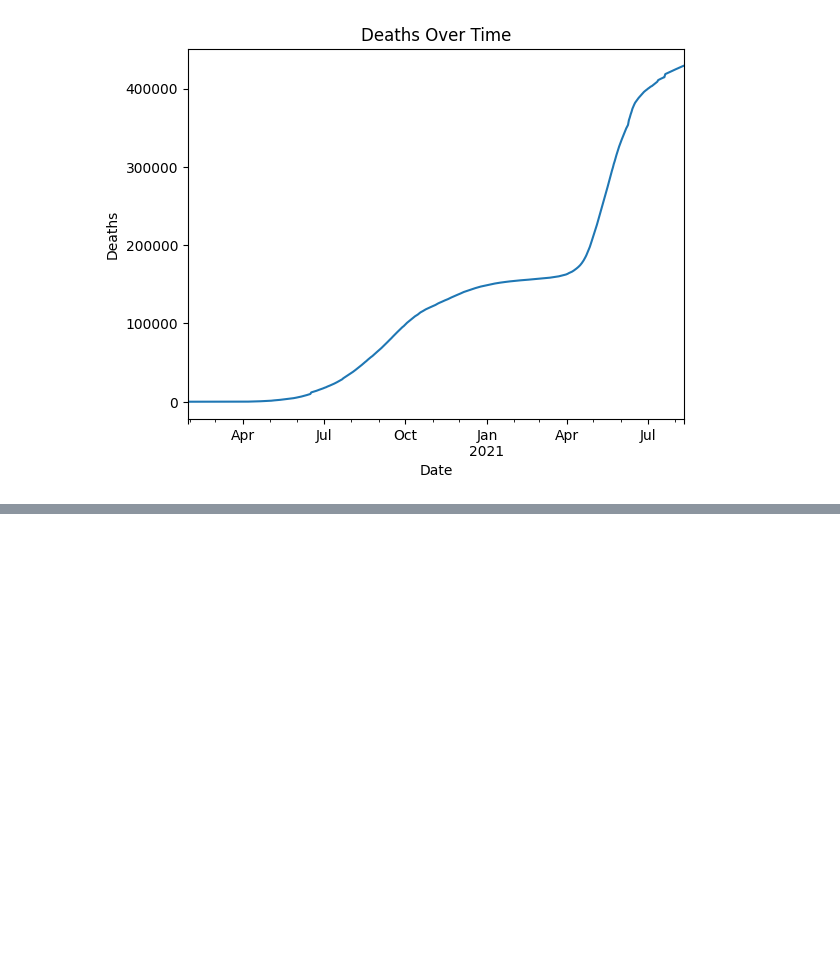
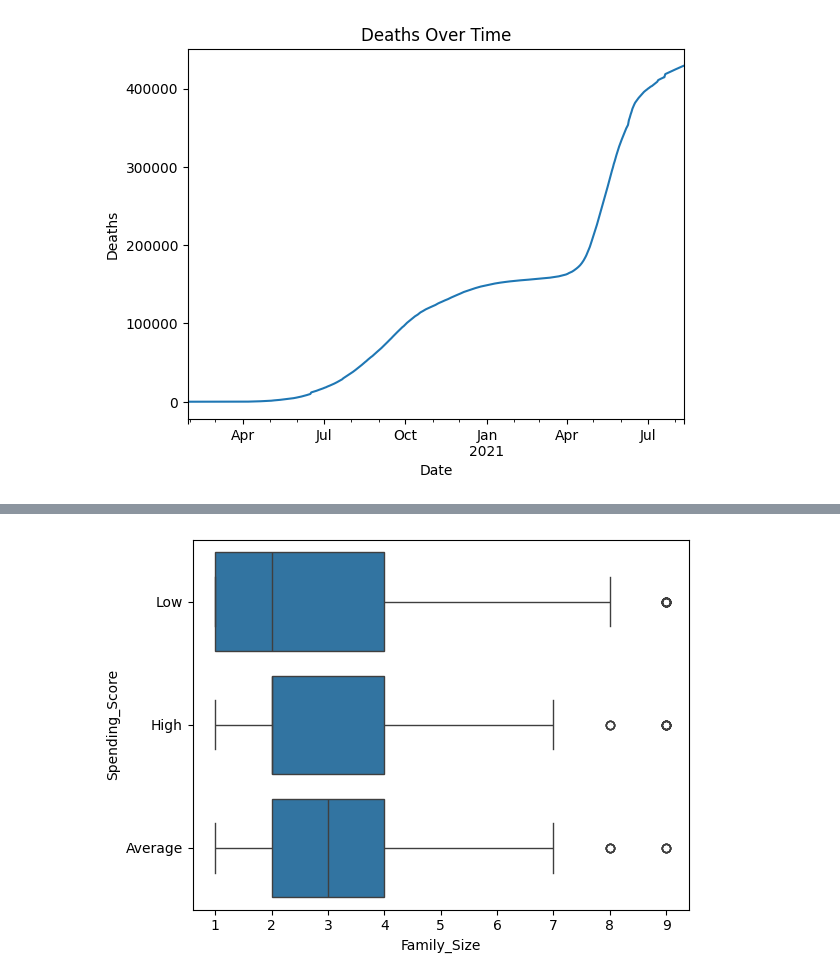
Before and after one commit to ShailPatel27/Innvonix-AI-Learning-Tasks, a Jupyter notebook: AI-ML/T1 Foundation/t2_dataManipulationAndVisualization/dataManipulationAndVisualization.ipynb, the cells around one changed output, grey strips where cells are left out. Cells and saved outputs as stored; diff of their text form; code cells hidden in the pictures; blank space fills up the shorter version.

```diff
--- a/AI-ML/T1 Foundation/t1_dataManipulationAndVisualization/dataManipulationAndVisualization.ipynb
+++ b/AI-ML/T1 Foundation/t2_dataManipulationAndVisualization/dataManipulationAndVisualization.ipynb
@@ -154,0 +212,10 @@ plt.show()
+# %%
+sns.boxplot(
+    x="Family_Size",
+    y="Spending_Score",
+    data=df
+)
+
+plt.show()
+# %% [output]
+[figure, added]
```
Also changed, not shown: parts of 8 cells of this notebook, 4 other files.
